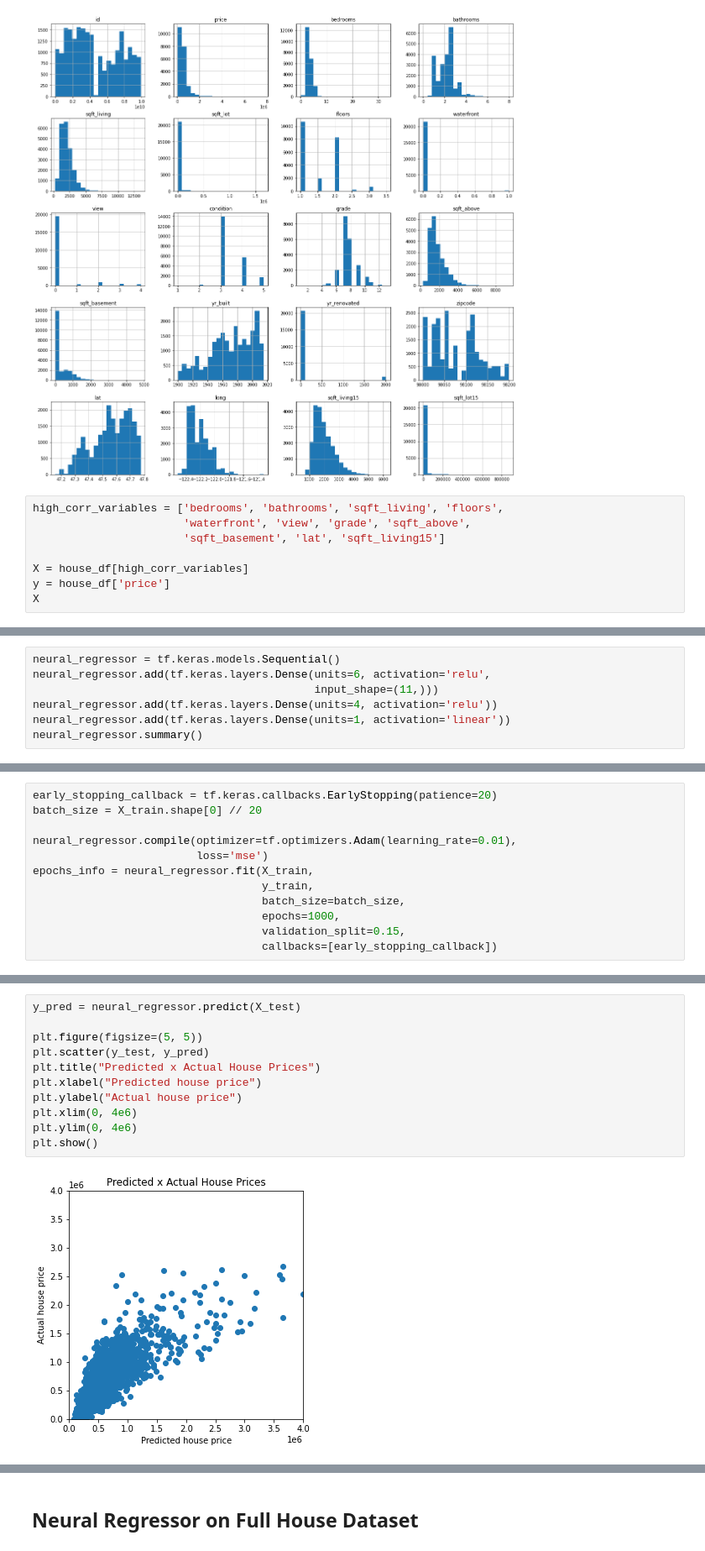
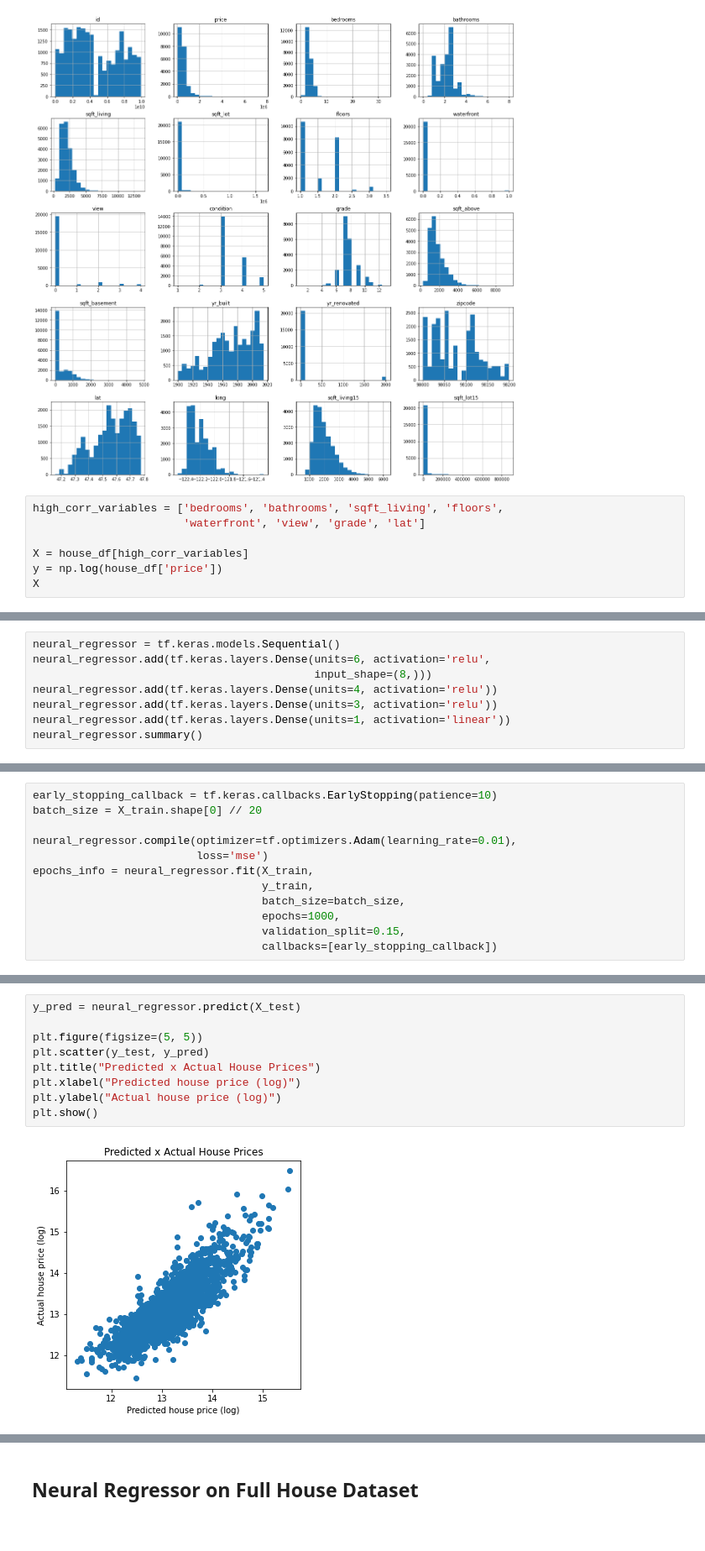
Before and after one commit to guilhermedom/neural-regressor-house-prices, a Jupyter notebook: notebooks/1.0-gdfs-neural-regressor-house-prices.ipynb, the cells around one changed output, grey strips where cells are left out. Shown at 84% size. Drawn from its saved outputs; the diff is of its cells as text.

```diff
--- a/notebooks/1.0-gdfs-neural-regressor-house-prices.ipynb
+++ b/notebooks/1.0-gdfs-neural-regressor-house-prices.ipynb
@@ -66,10 +70,9 @@ plt.show()
 [figure]
 # %%
 high_corr_variables = ['bedrooms', 'bathrooms', 'sqft_living', 'floors',
-                       'waterfront', 'view', 'grade', 'sqft_above',
-                       'sqft_basement', 'lat', 'sqft_living15']
+                       'waterfront', 'view', 'grade', 'lat']
 
 X = house_df[high_corr_variables]
-y = house_df['price']
+y = np.log(house_df['price'])
 X
 # %% [output]
@@ -100,8 +100,9 @@ X_test = scaler.fit_transform(X_test)
 # %%
 neural_regressor = tf.keras.models.Sequential()
 neural_regressor.add(tf.keras.layers.Dense(units=6, activation='relu',
-                                           input_shape=(11,)))
+                                           input_shape=(8,)))
 neural_regressor.add(tf.keras.layers.Dense(units=4, activation='relu'))
+neural_regressor.add(tf.keras.layers.Dense(units=3, activation='relu'))
 neural_regressor.add(tf.keras.layers.Dense(units=1, activation='linear'))
 neural_regressor.summary()
 # %% [output]
@@ -121,7 +124,7 @@ Trainable params: 105
 Non-trainable params: 0
 _________________________________________________________________
 # %%
-early_stopping_callback = tf.keras.callbacks.EarlyStopping(patience=20)
+early_stopping_callback = tf.keras.callbacks.EarlyStopping(patience=10)
 batch_size = X_train.shape[0] // 20
 
 neural_regressor.compile(optimizer=tf.optimizers.Adam(learning_rate=0.01),
@@ -163,14 +166,12 @@ plt.show()
 # %%
 y_pred = neural_regressor.predict(X_test)
 
 plt.figure(figsize=(5, 5))
 plt.scatter(y_test, y_pred)
 plt.title("Predicted x Actual House Prices")
-plt.xlabel("Predicted house price")
-plt.ylabel("Actual house price")
-plt.xlim(0, 4e6)
-plt.ylim(0, 4e6)
+plt.xlabel("Predicted house price (log)")
+plt.ylabel("Actual house price (log)")
 plt.show()
 # %% [output]
-[figure, old version]
+[figure, new version]
 # %%
```
Also changed, not shown: parts of 12 cells of this notebook.
